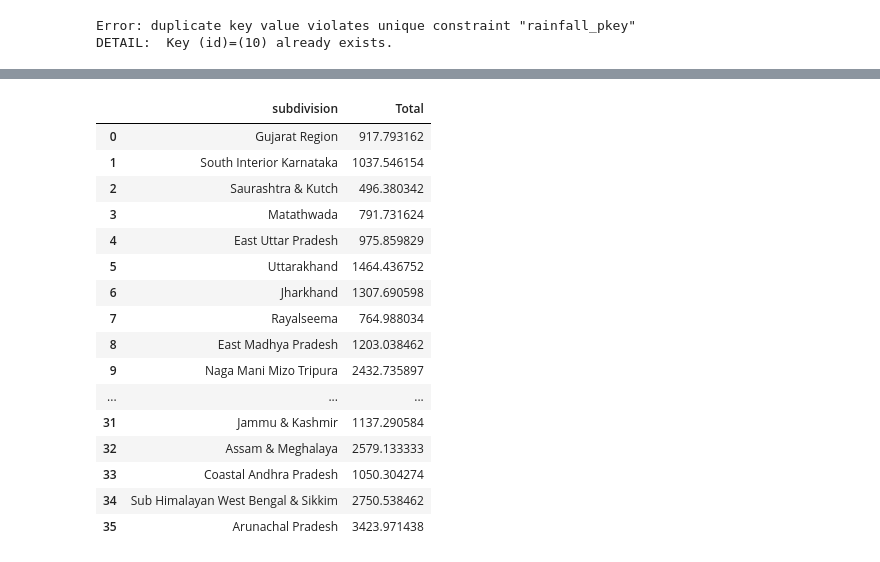
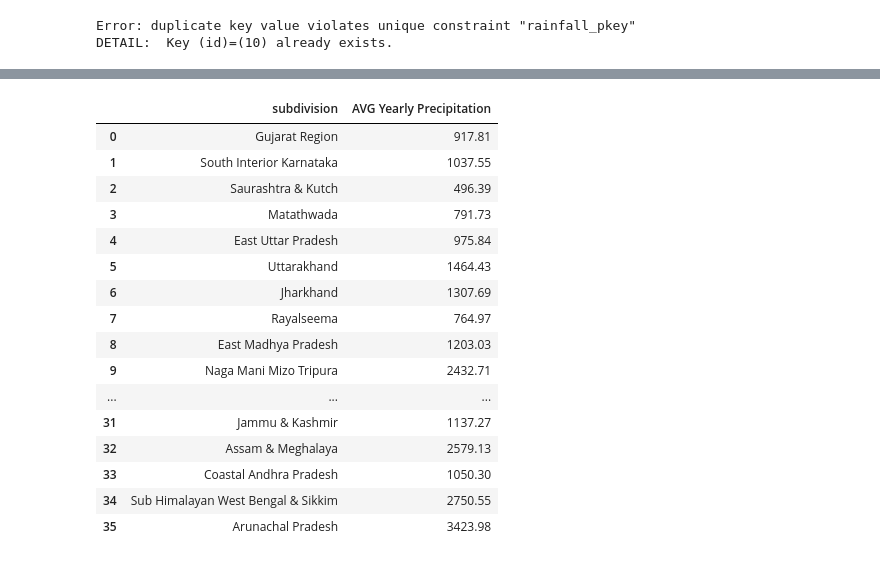
Before and after one commit to x21176671/projG, a Jupyter notebook: Postgresql-Rain-Copy2.ipynb, the cells around one changed output, grey strips where cells are left out. Drawn from its saved outputs; the diff is of its cells as text; code cells hidden in the pictures.

```diff
--- a/Postgresql-Rain-Copy2.ipynb
+++ b/Postgresql-Rain-Copy2.ipynb
@@ -160,0 +141,2 @@ df1
+# %%
+df1=df1.round(2)
@@ -161,2 +152,4 @@ df1
+# %%
+dft=df1
 # %%
-df1['Total'] = df1.sum(axis=1)
+dft['AVG Yearly Precipitation'] = dft.sum(axis=1)
@@ -183,26 +156,26 @@ df1
 # %%
 # select two columns
-x=df1[['subdivision', 'Total']]
+dft=dft[['subdivision', 'AVG Yearly Precipitation']]
 # %%
-x
+dft
 # %% [output]
-|  | subdivision | Total |
-| 0 | Gujarat Region | 917.793162 |
-| 1 | South Interior Karnataka | 1037.546154 |
-| 2 | Saurashtra & Kutch | 496.380342 |
-| 3 | Matathwada | 791.731624 |
-| 4 | East Uttar Pradesh | 975.859829 |
-| 5 | Uttarakhand | 1464.436752 |
-| 6 | Jharkhand | 1307.690598 |
-| 7 | Rayalseema | 764.988034 |
-| 8 | East Madhya Pradesh | 1203.038462 |
-| 9 | Naga Mani Mizo Tripura | 2432.735897 |
+|  | subdivision | AVG Yearly Precipitation |
+| 0 | Gujarat Region | 917.81 |
+| 1 | South Interior Karnataka | 1037.55 |
+| 2 | Saurashtra & Kutch | 496.39 |
+| 3 | Matathwada | 791.73 |
+| 4 | East Uttar Pradesh | 975.84 |
+| 5 | Uttarakhand | 1464.43 |
+| 6 | Jharkhand | 1307.69 |
+| 7 | Rayalseema | 764.97 |
+| 8 | East Madhya Pradesh | 1203.03 |
+| 9 | Naga Mani Mizo Tripura | 2432.71 |
 | ... | ... | ... |
-| 31 | Jammu & Kashmir | 1137.290584 |
-| 32 | Assam & Meghalaya | 2579.133333 |
-| 33 | Coastal Andhra Pradesh | 1050.304274 |
-| 34 | Sub Himalayan West Bengal & Sikkim | 2750.538462 |
-| 35 | Arunachal Pradesh | 3423.971438 |
+| 31 | Jammu & Kashmir | 1137.27 |
+| 32 | Assam & Meghalaya | 2579.13 |
+| 33 | Coastal Andhra Pradesh | 1050.30 |
+| 34 | Sub Himalayan West Bengal & Sikkim | 2750.55 |
+| 35 | Arunachal Pradesh | 3423.98 |
 # %%
 import plotly.express as px
 # select two columns
```
Also changed, not shown: parts of 24 cells of this notebook.
